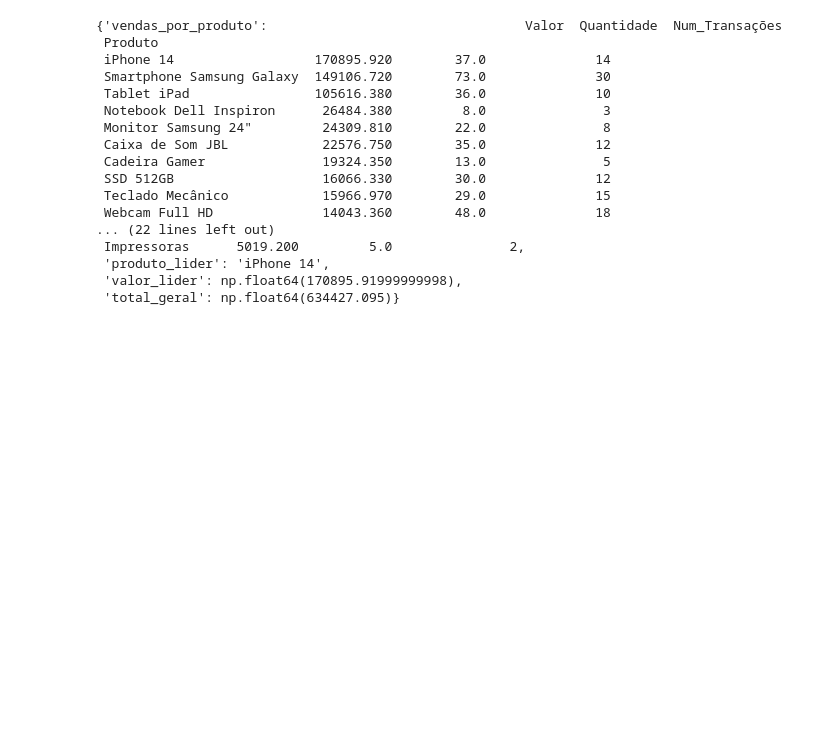
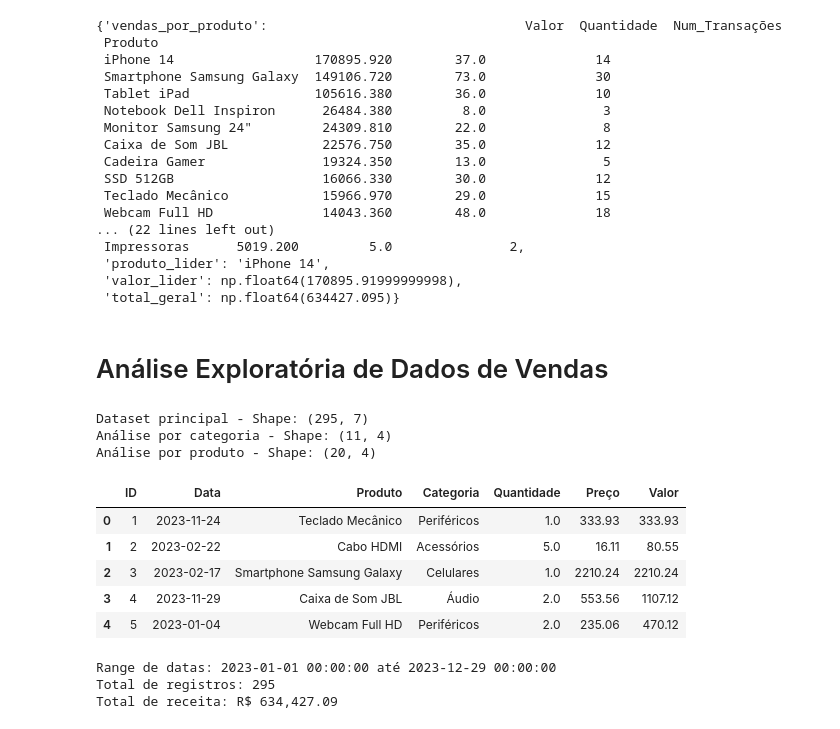
Before and after one commit to carlsnog/Teste_Analytics_CarlosNogueira, a Jupyter notebook: limpeza_analise_venda.ipynb, the cells around one changed output. Saved outputs shown, nothing was run; the diff lists cells and outputs as text; code cells hidden in the pictures; blank space fills up the shorter version.

```diff
--- a/limpeza_analise_venda.ipynb
+++ b/limpeza_analise_venda.ipynb
@@ -476,0 +479,2 @@ resultados['vendas_por_categoria'].to_csv('analise_vendas_por_categoria.csv')
+# %% [markdown]
+# Análise Exploratória de Dados de Vendas
@@ -476,0 +485,17 @@ resultados['vendas_por_categoria'].to_csv('analise_vendas_por_categoria.csv')
+# %%
+print(f"Dataset principal - Shape: {vendas_limpo.shape}")
+print(f"Análise por categoria - Shape: {analise_categoria.shape}")
+print(f"Análise por produto - Shape: {analise_produto.shape}")
+# %% [output]
+Dataset principal - Shape: (295, 7)
+Análise por categoria - Shape: (11, 4)
+Análise por produto - Shape: (20, 4)
+# %%
+vendas_limpo.head()
+# %% [output]
+|  | ID | Data | Produto | Categoria | Quantidade | Preço | Valor |
+| 0 | 1 | 2023-11-24 | Teclado Mecânico | Periféricos | 1.0 | 333.93 | 333.93 |
+| 1 | 2 | 2023-02-22 | Cabo HDMI | Acessórios | 5.0 | 16.11 | 80.55 |
+| 2 | 3 | 2023-02-17 | Smartphone Samsung Galaxy | Celulares | 1.0 | 2210.24 | 2210.24 |
+| 3 | 4 | 2023-11-29 | Caixa de Som JBL | Áudio | 2.0 | 553.56 | 1107.12 |
+| 4 | 5 | 2023-01-04 | Webcam Full HD | Periféricos | 2.0 | 235.06 | 470.12 |
@@ -476,0 +510,8 @@ resultados['vendas_por_categoria'].to_csv('analise_vendas_por_categoria.csv')
+# %%
+print("Range de datas:", vendas_limpo['Data'].min(), "até", vendas_limpo['Data'].max())
+print("Total de registros:", len(vendas_limpo))
+print("Total de receita:", f"R$ {vendas_limpo['Valor'].sum():,.2f}")
+# %% [output]
+Range de datas: 2023-01-01 00:00:00 até 2023-12-29 00:00:00
+Total de registros: 295
+Total de receita: R$ 634,427.09
```
Also changed, not shown: parts of 30 cells of this notebook, 5 other files.
